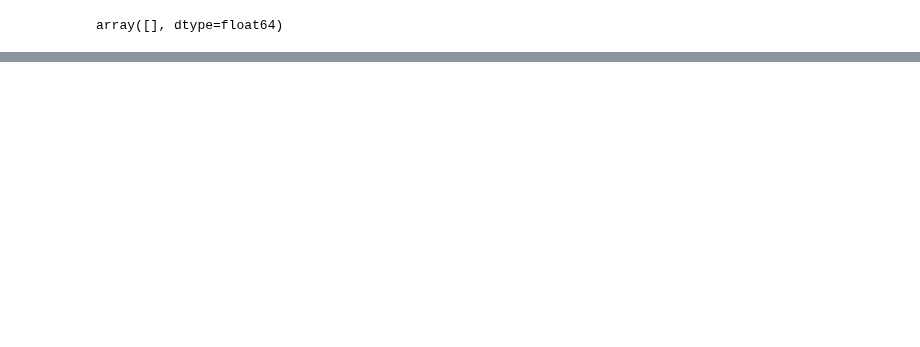
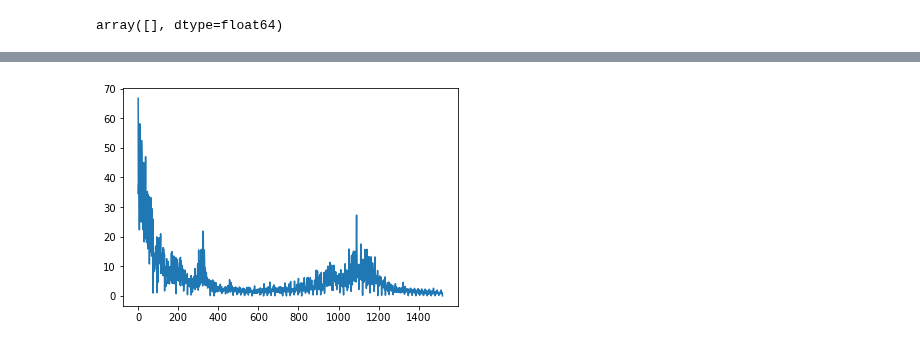
Before and after one commit to daegonYu/AutoMated-Essay-Scoring-Model-Fine-tuning-in-Korean, a Jupyter notebook: 아무거나.ipynb, the cells around one changed output, grey strips where cells are left out. Saved outputs shown, nothing was run; the diff lists cells and outputs as text; code cells hidden in the pictures; blank space fills up the shorter version.

```diff
--- a/아무거나.ipynb
+++ b/아무거나.ipynb
@@ -140,0 +174,11 @@ f.close()
+# %%
+import numpy as np
+from matplotlib import pyplot as plt
+
+loss = np.load('./loss_eval/loss_f1.npy')
+
+x = range(loss.shape[0])
+plt.plot(x,loss)
+plt.show()
+# %% [output]
+[figure, added]
```
Also changed, not shown: parts of 4 cells of this notebook, 6 other files.
